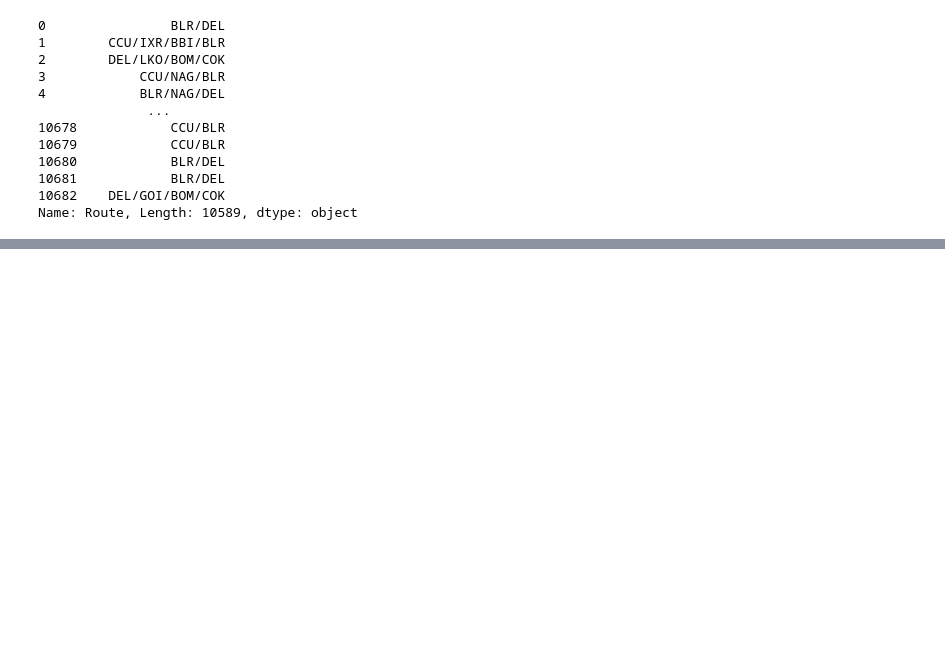
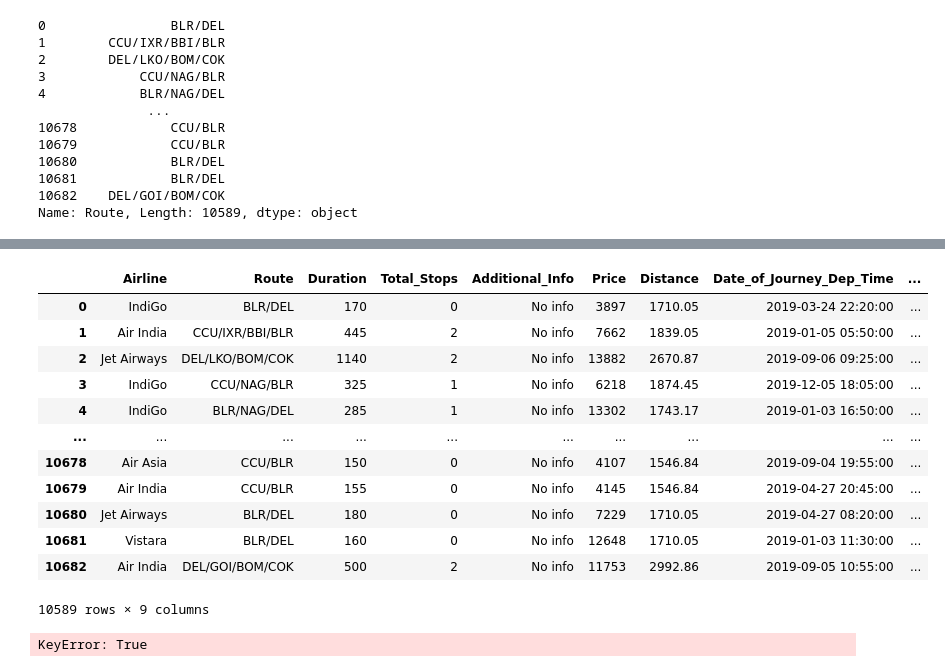
Before and after one commit to mabdulbaqui/Airlines, a Jupyter notebook: NoteBook/notbook.ipynb, the cells around one changed output, grey strips where cells are left out. Cells and saved outputs as stored; diff of their text form; code cells hidden in the pictures; blank space fills up the shorter version.

```diff
--- a/NoteBook/notbook.ipynb
+++ b/NoteBook/notbook.ipynb
@@ -146,0 +180,4 @@ df['Distance']=df['Distance'].astype(float)
+# %%
+months=dict(zip('Jan Feb Mar Apr May Jun Jul Aug Sep Oct Nov Dec'.split(' '),range(1,13)))
+
+months
@@ -146,0 +213,37 @@ df['Distance']=df['Distance'].astype(float)
+# %%
+def x(z):
+        z2= z['Arrival_Time'].split(" ")
+        if len(z2)==1 :
+           return z['Date_of_Journey']+" "+z2[0]
+        else:
+            m=str(months[z2[-1]]) if months[z2[-1]] >9 else '0'+str(months[z2[-1]])
+            return str(z2[1]) + '/'+ m + '/2019' + ' ' + str(z2[0])
+
+df['Date_of_Journey_Arrival_Time']=df.apply(x,axis=1)
+# %%
+df.drop(['Date_of_Journey','Source','Destination','Dep_Time','Arrival_Time'],inplace=True,axis=1)
+# %%
+df['Date_of_Journey_Dep_Time']=pd.to_datetime(df['Date_of_Journey_Dep_Time'])
+df['Date_of_Journey_Arrival_Time']=pd.to_datetime(df['Date_of_Journey_Arrival_Time'])
+# %%
+df
+# %% [output]
+|  | Airline | Route | Duration | Total_Stops | Additional_Info | Price | Distance | Date_of_Journey_Dep_Time | ... |
+| 0 | IndiGo | BLR/DEL | 170 | 0 | No info | 3897 | 1710.05 | 2019-03-24 22:20:00 | ... |
+| 1 | Air India | CCU/IXR/BBI/BLR | 445 | 2 | No info | 7662 | 1839.05 | 2019-01-05 05:50:00 | ... |
+| 2 | Jet Airways | DEL/LKO/BOM/COK | 1140 | 2 | No info | 13882 | 2670.87 | 2019-09-06 09:25:00 | ... |
+| 3 | IndiGo | CCU/NAG/BLR | 325 | 1 | No info | 6218 | 1874.45 | 2019-12-05 18:05:00 | ... |
+| 4 | IndiGo | BLR/NAG/DEL | 285 | 1 | No info | 13302 | 1743.17 | 2019-01-03 16:50:00 | ... |
+| ... | ... | ... | ... | ... | ... | ... | ... | ... | ... |
+| 10678 | Air Asia | CCU/BLR | 150 | 0 | No info | 4107 | 1546.84 | 2019-09-04 19:55:00 | ... |
+| 10679 | Air India | CCU/BLR | 155 | 0 | No info | 4145 | 1546.84 | 2019-04-27 20:45:00 | ... |
+| 10680 | Jet Airways | BLR/DEL | 180 | 0 | No info | 7229 | 1710.05 | 2019-04-27 08:20:00 | ... |
+| 10681 | Vistara | BLR/DEL | 160 | 0 | No info | 12648 | 1710.05 | 2019-01-03 11:30:00 | ... |
+| 10682 | Air India | DEL/GOI/BOM/COK | 500 | 2 | No info | 11753 | 2992.86 | 2019-09-05 10:55:00 | ... |
+10589 rows × 9 columns
+# %%
+from datetime import timedelta, time
+
+df[(df['Date_of_Journey_Dep_Time'][0]).hour>18]
+# %% [output]
+KeyError: True
```
Also changed, not shown: parts of 12 cells of this notebook, 5 other files.
